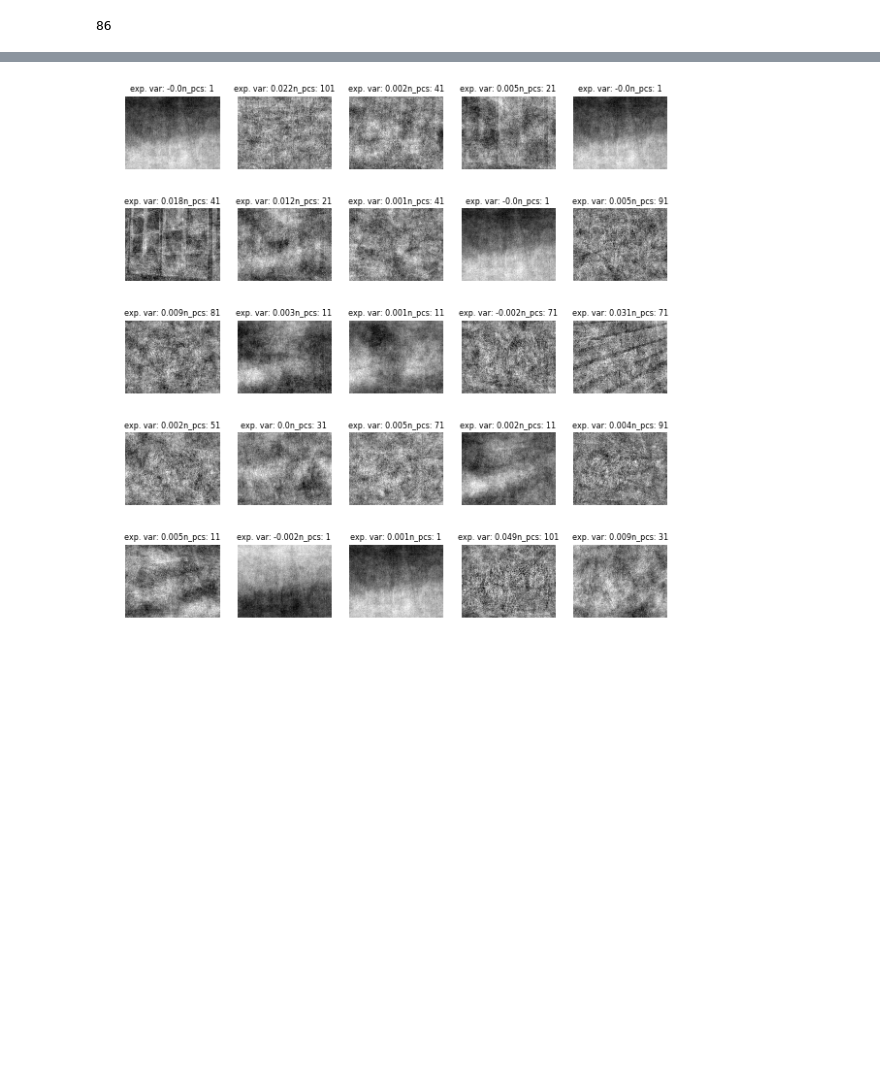
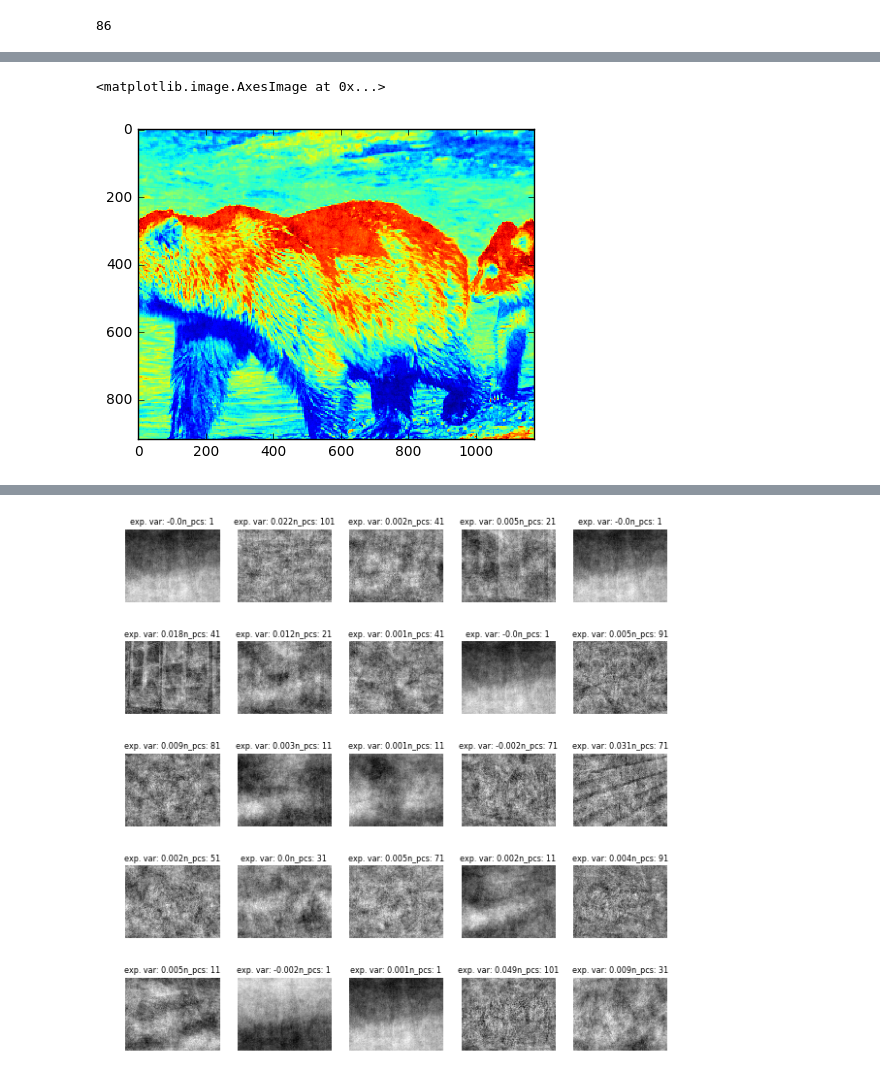
Before and after one commit to achristensen56/PyGLM, a Jupyter notebook: Linear Models - Including Running Speed.ipynb, the cells around one changed output, grey strips where cells are left out. Cells and saved outputs as stored; diff of their text form; code cells hidden in the pictures; blank space fills up the shorter version.

```diff
--- a/Linear Models - Including Running Speed.ipynb
+++ b/Linear Models - Including Running Speed.ipynb
@@ -113,0 +103,5 @@ AttributeError: 'module' object has no attribute '_ipython_cache'
+# %%
+plt.imshow(scenes[0])
+# %% [output]
+<matplotlib.image.AxesImage at 0x...>
+[figure, added]
```
Also changed, not shown: parts of 11 cells of this notebook, 20 other files.
